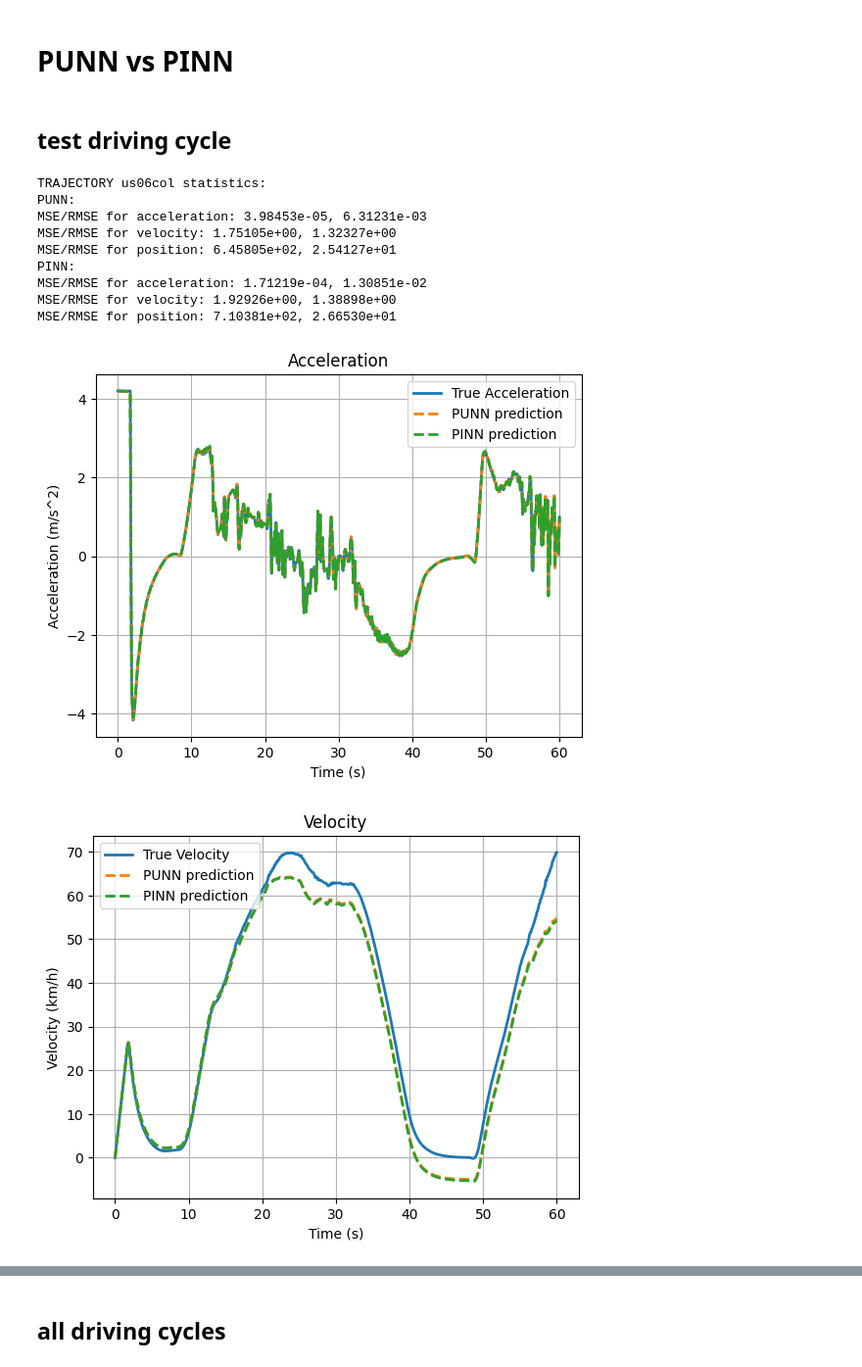
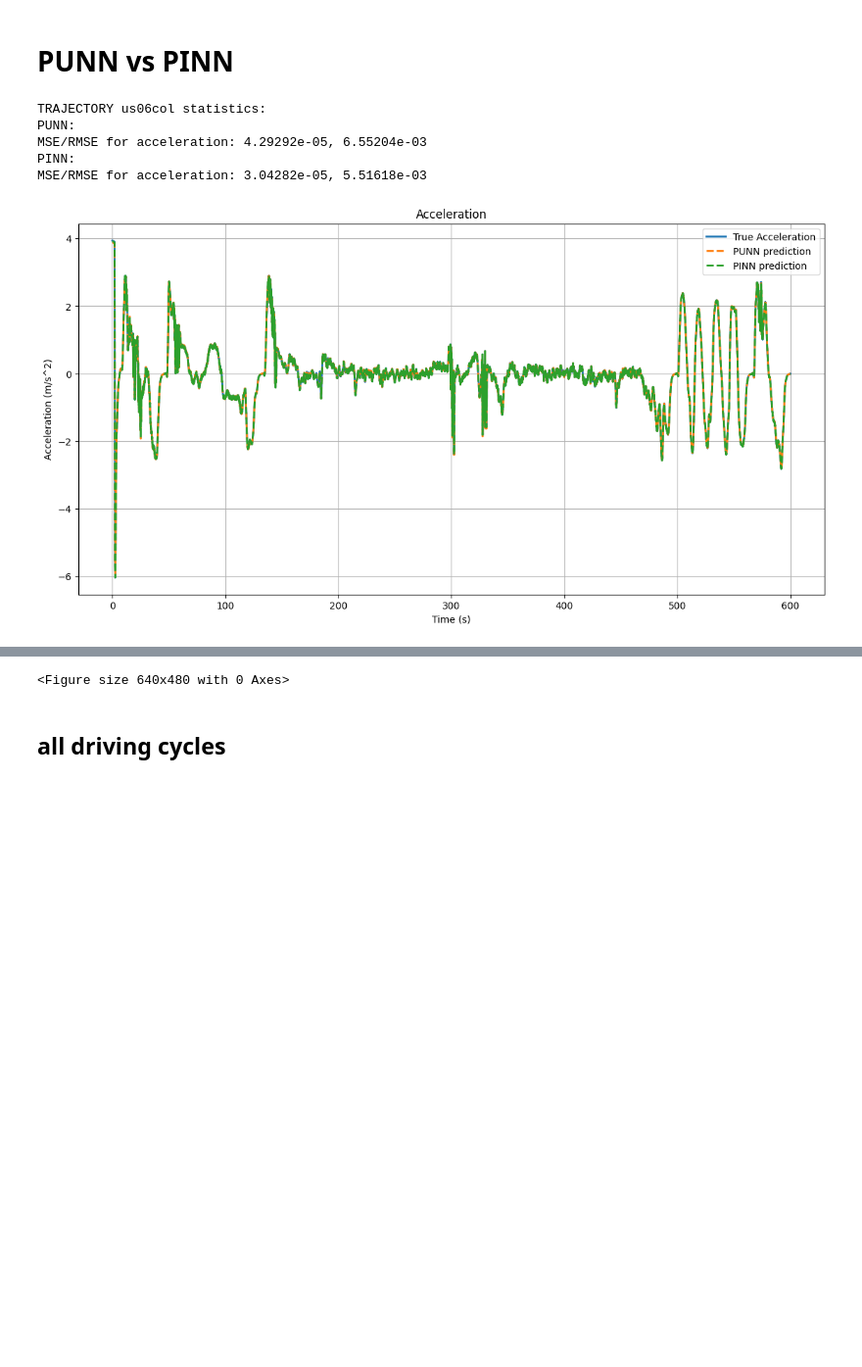
Before and after one commit to ZeArteaga/PINN-control-platooning, a Jupyter notebook: PINN.ipynb, the cells around one changed output, grey strips where cells are left out. Shown at 98% size. Drawn from its saved outputs; the diff is of its cells as text; code cells hidden in the pictures; blank space fills up the shorter version.

```diff
--- a/PINN.ipynb
+++ b/PINN.ipynb
@@ -160,26 +199,27 @@ FC_noWindow_udds_hwycol_nycccol_70%
 # %%
-X = df[["t", "fv0_u", "fv0_v_noise"]].to_numpy()
-n_features = X.shape[1]
-t = X[:, 0]
+X_train = train_df[["t", "fv0_u", "fv0_v_noise"]].to_numpy()
+n_features = X_train.shape[1]
+t = X_train[:, 0]
 dt = t[1] - t[0]
 print(f"dt={dt}")
-Y = df[["fv0_a_noise"]].to_numpy()  #NN predicts instantaneous acceleration
-y0 = Y[0]
+Y_train = train_df[["fv0_a_noise"]].to_numpy()  #NN predicts instantaneous acceleration
 
-Y_train, Y_val, X_train, X_val = train_test_split(Y, X, train_size=train_ratio, random_state=31)
+X_val = val_df[["t", "fv0_u", "fv0_v_noise"]].to_numpy()
+Y_val = val_df[["fv0_a"]].to_numpy()
+
 print("Number of training points:")
 print(Y_train.shape)
 print("Number of validation points:")
 print(Y_val.shape)
 
 #Visualize training data provided to model:
-mask = np.isin(Y, Y_train)
+""" mask = np.isin(Y, Y_train)
 Y_mask = Y.copy()
 Y_mask[~mask] = np.nan
 plt.scatter(t, Y_mask, label="Selected accel for training (m/s^2)", s=5, color="red")
 plt.plot(t, Y, label="True acceleration", linewidth=2, color="green")
 plt.legend()
-plt.show()
+plt.show() """
 
 #Prediction Normalization
 scaler_Y = StandardScaler().fit(Y_train)
@@ -420,47 +464,41 @@ Epoch 943/1000
 # %% [markdown]
 # PUNN vs PINN
-# %% [markdown]
-## test driving cycle
 # %%
 test_trajs = ['us06col']
-punn_model = load_model(f"models/punn_FC_noWindow_udds_hwycol_nycccol_70%.keras", compile=False)  # Load model just for prediction
+punn_model = load_model(f"models/punn_FC_noWindow_udds_hwycol_fullsplit.keras", compile=False)  # Load model just for prediction
 #Load custom pinn model
-custom_objects = {"PinnModel": PinnModel}
+""" custom_objects = {"PinnModel": PinnModel}
 pinn_model = load_model(f"models/pinn_FC_noWindow_udds_hwycol_nycccol_70%_alpha0.5_features3.keras",
                          custom_objects=custom_objects, compile=False)
-
+ """
 for test_traj in test_trajs:
-
-    df = pd.read_csv("data/driving_cycles/CACC_" + test_traj + ".csv")
+    files = glob.glob(f"data/driving_cycles/*{test_traj}*.csv")
+    if files:
+        df = pd.read_csv(files[0])
 
 
     t_start = 0
-    t_end = 60 #seconds
+    t_end = 1000 #seconds
     idx_start = int(t_start/dt)
     idx_end = int(t_end/dt)+1
     mask = (df["t"] >= t_start) & (df["t"] <= t_end) #trim data to specific segment: prevents integration error. More zoom also
-    eval_Y = df[mask][["fv0_a", "fv0_v", "fv0_x"]].to_numpy()
+    eval_Y = df[mask][["fv0_a"]].to_numpy()
     eval_X = df[mask][["t", "fv0_u", "fv0_v_noise"]].to_numpy()
     t_eval = df[mask][["t"]].to_numpy()
 
     print("TRAJECTORY " + str(test_traj) + " statistics: ")
     print("PUNN:")
     punn_test_eval = evaluate_results(model=punn_model, X=eval_X, true_data=eval_Y, dt=dt)
     print("PINN:")
     pinn_test_eval = evaluate_results(model=pinn_model, X=eval_X, true_data=eval_Y, dt=dt)
     comparison_plot(t=t_eval, true_data=eval_Y, meas_data=None,
         pred_data=[(punn_test_eval, "PUNN prediction"), (pinn_test_eval, "PINN prediction")],
-        suptitle="Predicted solution vs Ground Truth: PUNN vs PINN for trajectory " + str(traj_id)
-    )
+        suptitle="Predicted solution vs Ground Truth: PUNN vs PINN for trajectory " + test_traj
+    );
 # %% [output]
 TRAJECTORY us06col statistics:
 PUNN:
-MSE/RMSE for acceleration: 3.98453e-05, 6.31231e-03
-MSE/RMSE for velocity: 1.75105e+00, 1.32327e+00
-MSE/RMSE for position: 6.45805e+02, 2.54127e+01
+MSE/RMSE for acceleration: 4.29292e-05, 6.55204e-03
 PINN:
-MSE/RMSE for acceleration: 1.71219e-04, 1.30851e-02
-MSE/RMSE for velocity: 1.92926e+00, 1.38898e+00
-MSE/RMSE for position: 7.10381e+02, 2.66530e+01
+MSE/RMSE for acceleration: 3.04282e-05, 5.51618e-03
-[figure, old version]
+[figure, new version]
-[figure, removed]
@@ -468,3 +505,4 @@ MSE/RMSE for position: 7.10381e+02, 2.66530e+01
+<Figure size 640x480 with 0 Axes>
 # %% [markdown]
 ## all driving cycles
 # %%
```
Also changed, not shown: parts of 10 cells of this notebook, 1 other file.
